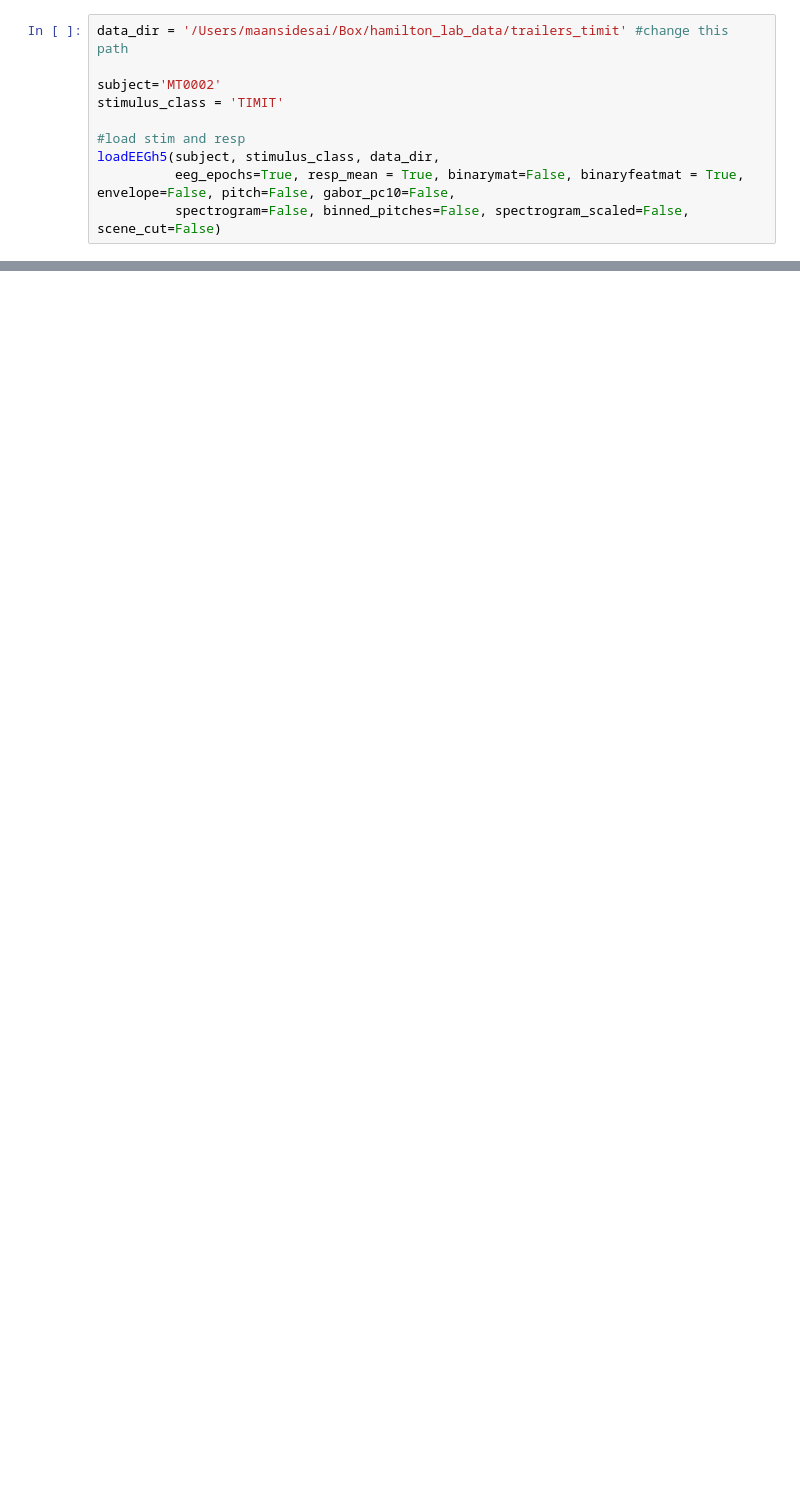
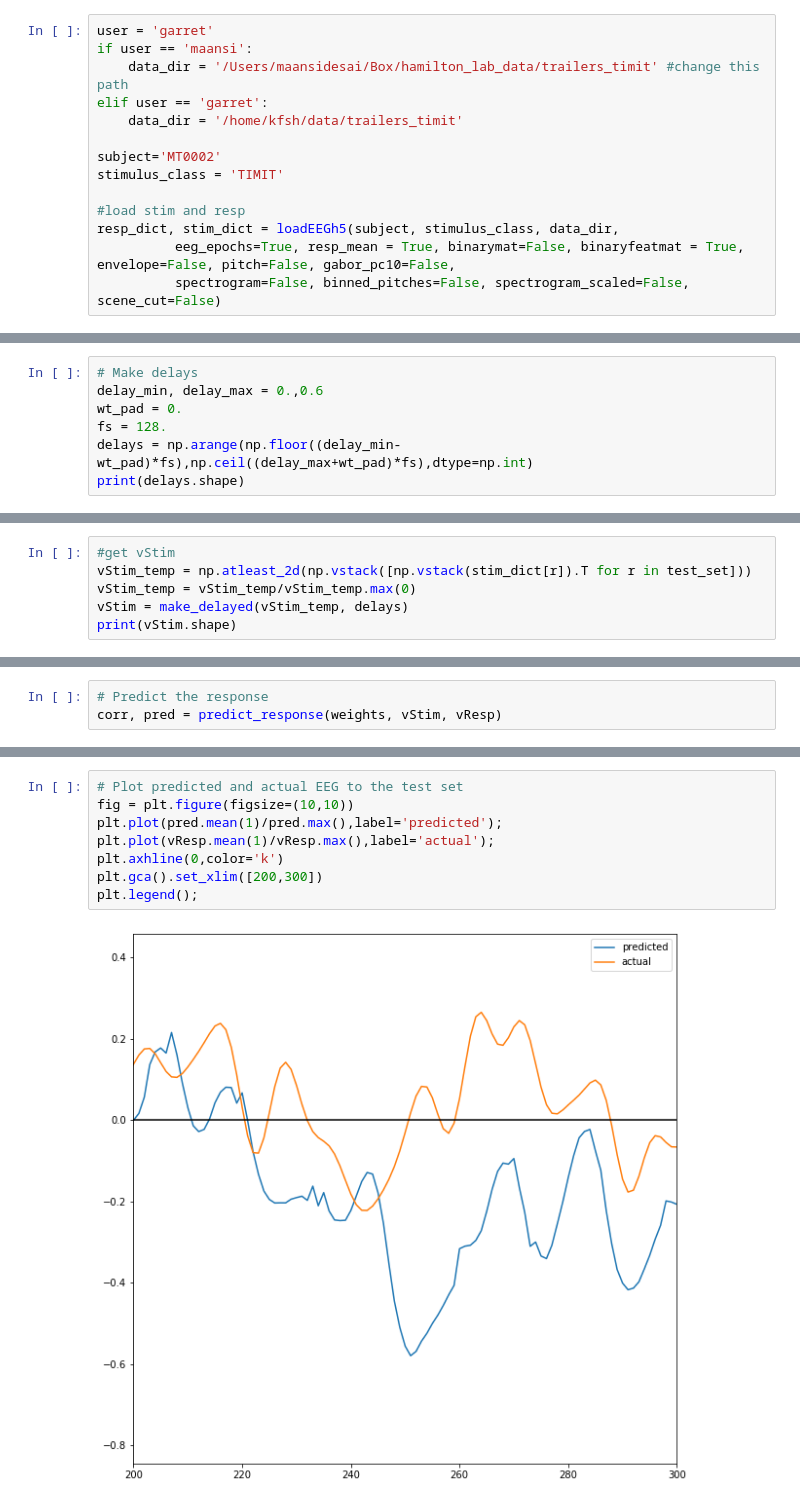
Before and after one commit to maansidesai/eeg_timit_classification, a Jupyter notebook: phonological_feature_classification_via_encoding.ipynb, the cells around one changed output, grey strips where cells are left out. Saved outputs shown, nothing was run; the diff lists cells and outputs as text; blank space fills up the shorter version.

Commit message:
meeting with maansi 4/26, next step alex office hours

```diff
--- a/phonological_feature_classification_via_encoding.ipynb
+++ b/phonological_feature_classification_via_encoding.ipynb
@@ -9,10 +14,14 @@ from tools import *
 # %%
-data_dir = '/Users/maansidesai/Box/hamilton_lab_data/trailers_timit' #change this path
+user = 'garret'
+if user == 'maansi':
+    data_dir = '/Users/maansidesai/Box/hamilton_lab_data/trailers_timit' #change this path
+elif user == 'garret':
+    data_dir = '/home/kfsh/data/trailers_timit'
 
 subject='MT0002'
 stimulus_class = 'TIMIT'
 
 #load stim and resp
-loadEEGh5(subject, stimulus_class, data_dir,
+resp_dict, stim_dict = loadEEGh5(subject, stimulus_class, data_dir,
           eeg_epochs=True, resp_mean = True, binarymat=False, binaryfeatmat = True, envelope=False, pitch=False, gabor_pc10=False,
           spectrogram=False, binned_pitches=False, spectrogram_scaled=False, scene_cut=False)
@@ -33,0 +68,7 @@ vResp = np.hstack([resp_dict[r][0] for r in test_set]).T
+# %%
+# Make delays
+delay_min, delay_max = 0.,0.6
+wt_pad = 0.
+fs = 128.
+delays = np.arange(np.floor((delay_min-wt_pad)*fs),np.ceil((delay_max+wt_pad)*fs),dtype=np.int)
+print(delays.shape)
@@ -33,0 +77,6 @@ vResp = np.hstack([resp_dict[r][0] for r in test_set]).T
+# %%
+#get vStim
+vStim_temp = np.atleast_2d(np.vstack([np.vstack(stim_dict[r]).T for r in test_set]))
+vStim_temp = vStim_temp/vStim_temp.max(0)
+vStim = make_delayed(vStim_temp, delays)
+print(vStim.shape)
@@ -33,0 +88,3 @@ vResp = np.hstack([resp_dict[r][0] for r in test_set]).T
+# %%
+# Predict the response
+corr, pred = predict_response(weights, vStim, vResp)
@@ -33,0 +102,10 @@ vResp = np.hstack([resp_dict[r][0] for r in test_set]).T
+# %%
+# Plot predicted and actual EEG to the test set
+fig = plt.figure(figsize=(10,10))
+plt.plot(pred.mean(1)/pred.max(),label='predicted');
+plt.plot(vResp.mean(1)/vResp.max(),label='actual');
+plt.axhline(0,color='k')
+plt.gca().set_xlim([200,300])
+plt.legend();
+# %% [output]
+[figure, added]
```
Also changed, not shown: parts of 17 cells of this notebook, 3 other files.
